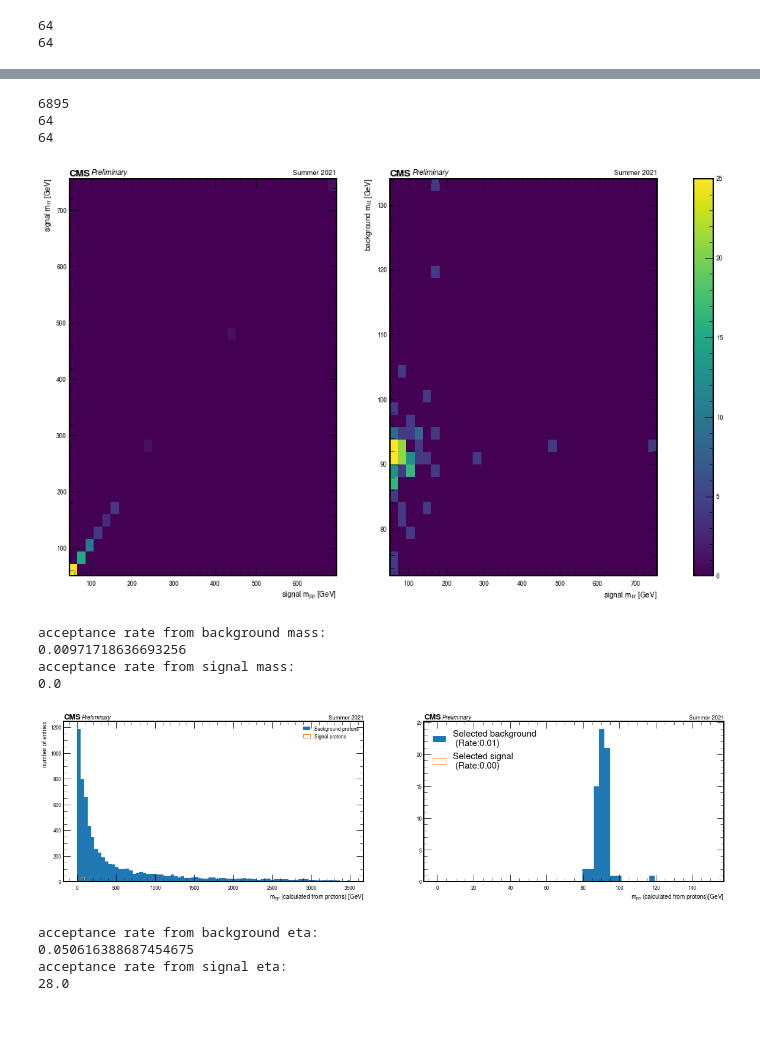
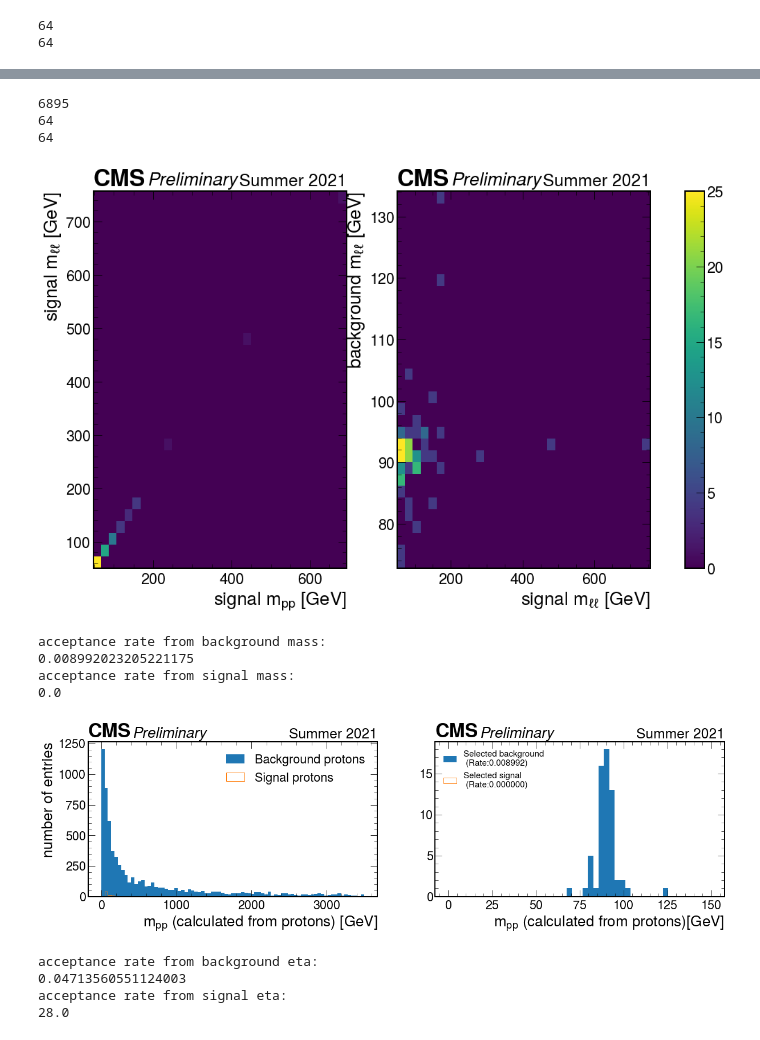
Before and after one commit to jloemker/SWAN, a Jupyter notebook: Analysis_Bg_Sig.ipynb, the cells around one changed output, grey strips where cells are left out. Saved outputs shown, nothing was run; the diff lists cells and outputs as text; code cells hidden in the pictures.

```diff
--- a/Analysis_Bg_Sig.ipynb
+++ b/Analysis_Bg_Sig.ipynb
@@ -465,9 +463,12 @@ for i in tqdm(range(N)):
 
     #create list of all possible pair combinations betwen list 1 and list 2:
     b_proton_pairs_idx=np.array(np.meshgrid(b_proton_pos_idx,b_proton_neg_idx)).T.reshape(-1,2)
-    #pick up 2 random from the limited indices
-    b_pr1_idx, b_pr2_idx  = b_proton_pairs_idx[np.random.randint(b_proton_pairs_idx.shape[0], size=1)][0]
-
+    #pick up 2 first pair from the limited indices
+    b_pr1_idx, b_pr2_idx  = b_proton_pairs_idx[0]
+    #b_pr1_idx = b_proton_pos_idx[0]
+    #b_pr2_idx = b_proton_neg_idx[0]
+    print(b_pr1_idx)
+    print(b_pr2_idx)
     #store data and calculate variables
     xi1=pr.genproton_xi[b_pr1_idx]
     xi2=pr.genproton_xi[b_pr2_idx]
@@ -558,7 +765,7 @@ axes[0].set(xlabel=r'signal $m_{pp}$ [GeV]', ylabel=r'signal $m_{\ell \ell}$ [Ge
 #axes[0].set_xlim(50,500)
 axes[1].hist2d(b_proton, b_muon, bins=(32,32) , cmap='viridis')
 axes[1].set(xlabel=r'background $m_{pp}$ [GeV]', ylabel=r'background $m_{\ell \ell}$ [GeV]')
-#axes[1].set_ylim(0,200)
+axes[1].set_ylim(0,700)
 fig.colorbar(h[3], ax=axes)
 #plt.ylim(0,250)
 for i in range(2): hep.cms.label(llabel="Preliminary", rlabel="Summer 2021", ax=axes[i])
@@ -600,14 +807,14 @@ plt.savefig('AnalyseW2/corr_mpp_mll_sig_bg_corre')
 6895
 64
 64
-[figure, old version]
+[figure, new version]
 # %%
 #criteria for selection: |mpp-mll|<2sigma*mll
 b = []
 data = abs(bg_anal['mpp']-bg_anal['mll'])
 
 for i in range(0,len(data)):
-    if data[i] < (2*sigma_m*bg_anal['mll'][i]):
+    if data[i] < abs(2*sigma_m*bg_anal['mll'][i]):
         b = np.append(b,bg_anal['mpp'][i])
 #print(len(b))
 m_acc_bg = len(b)/len(data)
@@ -617,7 +824,7 @@ print(m_acc_bg)
 s = []
 data = abs(analysis['s_mpp'] - analysis['s_mll'])
 for i in range(0,len(data)):
-    if data[i] < (2*sigma_m*analysis['s_mll'][i]):
+    if data[i] < abs(2*sigma_m*analysis['s_mll'][i]):
         s = np.append(s, analysis['s_mll'])
 #print(len(s))
 m_acc_s = len(s)/len(data)
@@ -625,29 +832,29 @@ print('acceptance rate from signal mass:')
 print(m_acc_s)
 # %% [output]
 acceptance rate from background mass:
-0.00971718636693256
+0.008992023205221175
 acceptance rate from signal mass:
 0.0
 # %%
 
 #plt.savefig('Correct/muon_eta.png',bbox_inches='tight')
 f, ax = plt.subplots(1,2,figsize=(20,5),sharey=False)
 bins = np.linspace(0,3500,80)
 ax[0].hist(bg_anal['mpp'],bins,label='Background protons')
 ax[0].hist(analysis['s_mpp'],bins,histtype='step', label='Signal protons')
 ax[0].set(xlabel=r'$m_{pp}$ (calculated from protons) [GeV]', ylabel='number of entries')
 ax[0].legend()
 bins = np.linspace(0,150,50)
-ax[1].hist(b,bins,label='Selected background \n (Rate:%2.2f)'%m_acc_bg)
-ax[1].hist(s,bins,histtype='step',label='Selected signal \n (Rate:%2.2f)'%m_acc_s)
+ax[1].hist(b,bins,label='Selected background \n (Rate:%6.6f)'%m_acc_bg)
+ax[1].hist(s,bins,histtype='step',label='Selected signal \n (Rate:%6.6f)'%m_acc_s)
 ax[1].set(xlabel=r'$m_{pp}$ (calculated from protons)[GeV]')
 ax[1].legend(fontsize=15)
 for i in range(2):
     hep.cms.label(llabel="Preliminary", rlabel="Summer 2021", ax=ax[i])
     #ax[i].legend()
 plt.savefig('Week4/surviving_protons_mass.png',bbox_inches='tight')
 # %% [output]
-[figure, old version]
+[figure, new version]
 # %%
 #criteria for selection: |ypp-yll|<2sigma*mll
 b = []
@@ -672,7 +879,7 @@ print('acceptance rate from signal eta:')
 print(y_acc_s)
 # %% [output]
 acceptance rate from background eta:
-0.050616388687454675
+0.04713560551124003
 acceptance rate from signal eta:
 28.0
 # %%
```
Also changed, not shown: parts of 8 cells of this notebook, 2 other files.
